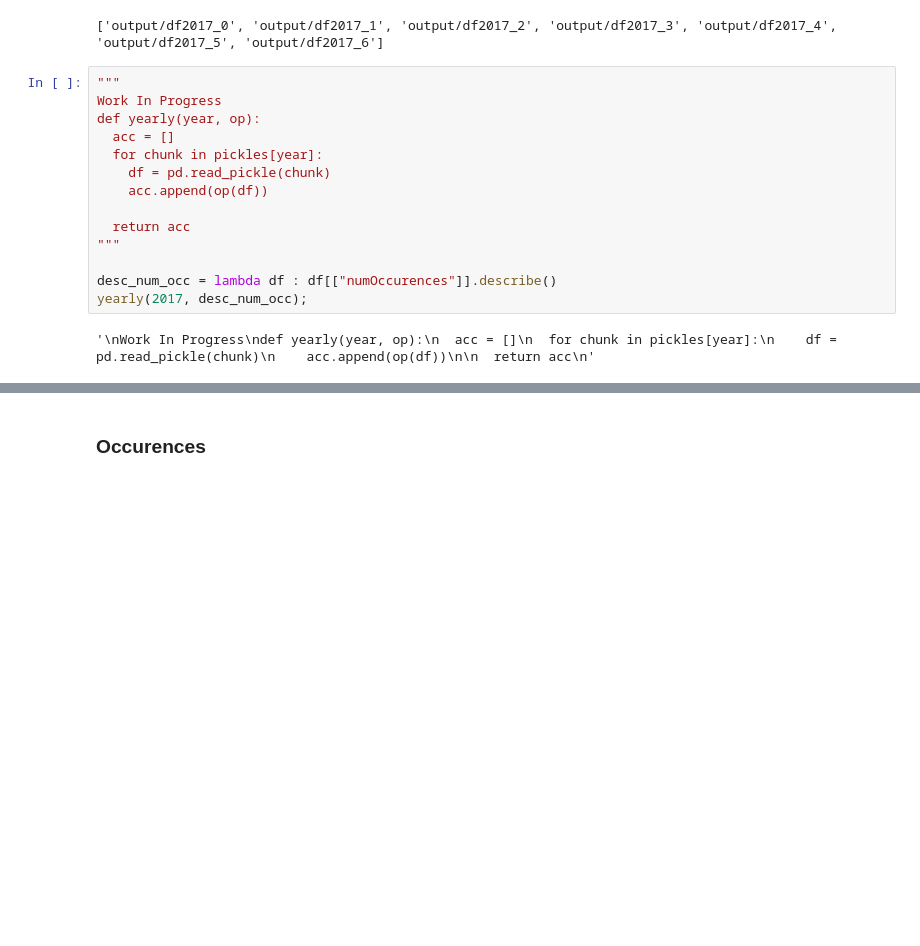
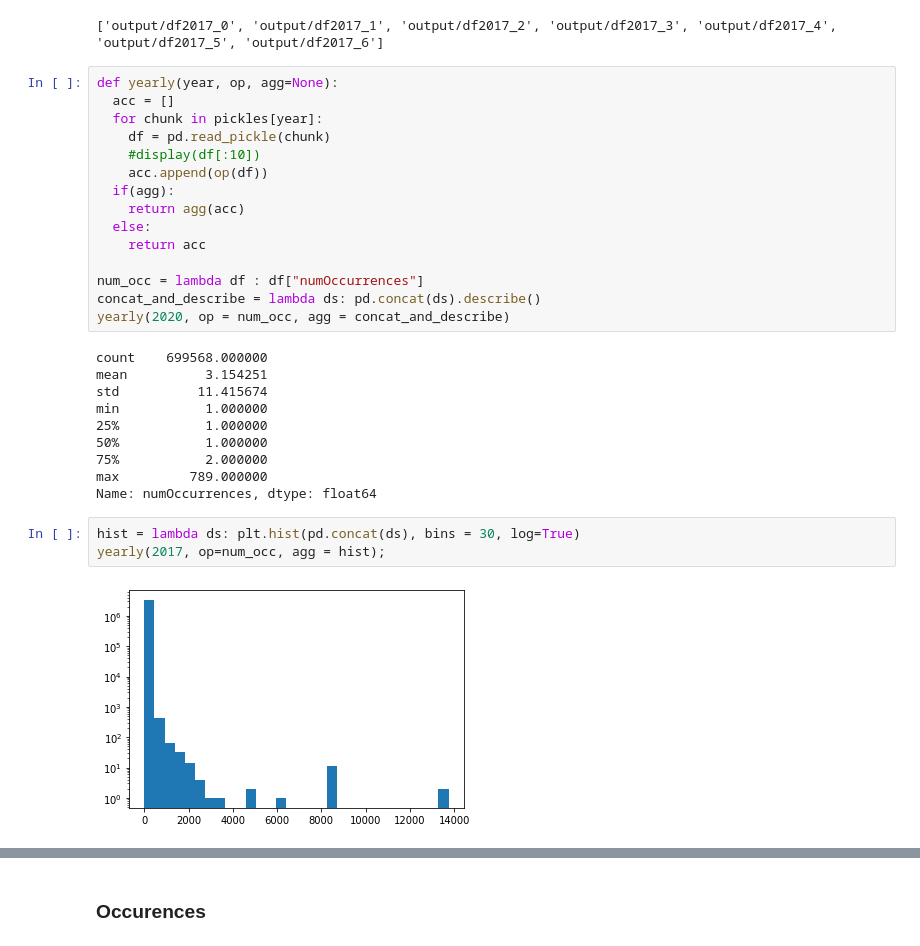
Before and after one commit to epfl-ada/ada-2021-project-adada-sur-mon-bidet, a Jupyter notebook: json-filtering.ipynb, the cells around one changed output, grey strips where cells are left out. Cells and saved outputs as stored; diff of their text form; blank space fills up the shorter version.

```diff
--- a/json-filtering.ipynb
+++ b/json-filtering.ipynb
@@ -245,18 +254,32 @@ print(pickles[2017])
 # %% [output]
 ['output/df2017_0', 'output/df2017_1', 'output/df2017_2', 'output/df2017_3', 'output/df2017_4', 'output/df2017_5', 'output/df2017_6']
 # %%
-"""
-Work In Progress
-def yearly(year, op):
+def yearly(year, op, agg=None):
   acc = []
   for chunk in pickles[year]:
     df = pd.read_pickle(chunk)
+    #display(df[:10])
     acc.append(op(df))
+  if(agg):
+    return agg(acc)
+  else:
+    return acc
 
-  return acc
-"""
-
-desc_num_occ = lambda df : df[["numOccurences"]].describe()
-yearly(2017, desc_num_occ);
+num_occ = lambda df : df["numOccurrences"]
+concat_and_describe = lambda ds: pd.concat(ds).describe()
+yearly(2020, op = num_occ, agg = concat_and_describe)
 # %% [output]
-'\nWork In Progress\ndef yearly(year, op):\n  acc = []\n  for chunk in pickles[year]:\n    df = pd.read_pickle(chunk)\n    acc.append(op(df))\n\n  return acc\n'
+count    699568.000000
+mean          3.154251
+std          11.415674
+min           1.000000
+25%           1.000000
+50%           1.000000
+75%           2.000000
+max         789.000000
+Name: numOccurrences, dtype: float64
+# %%
+hist = lambda ds: plt.hist(pd.concat(ds), bins = 30, log=True)
+yearly(2017, op=num_occ, agg = hist);
+# %% [output]
+[figure, added]
```
Also changed, not shown: parts of 8 cells of this notebook.
